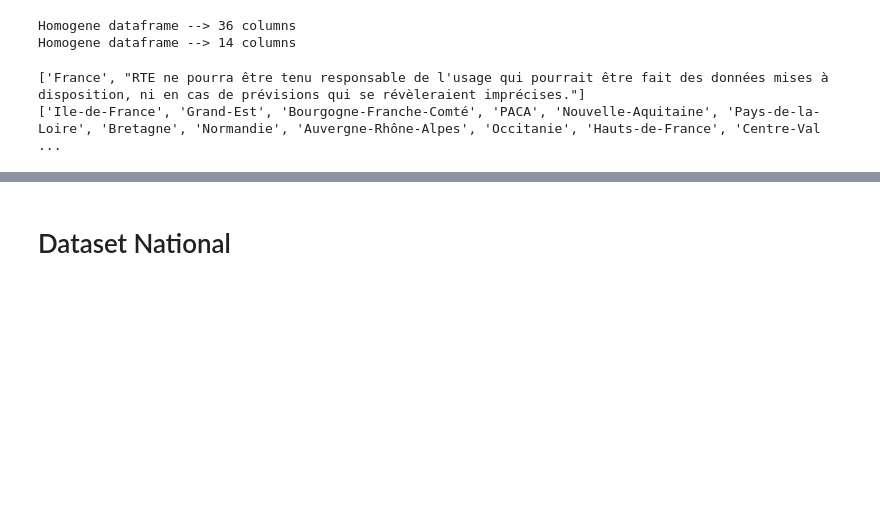
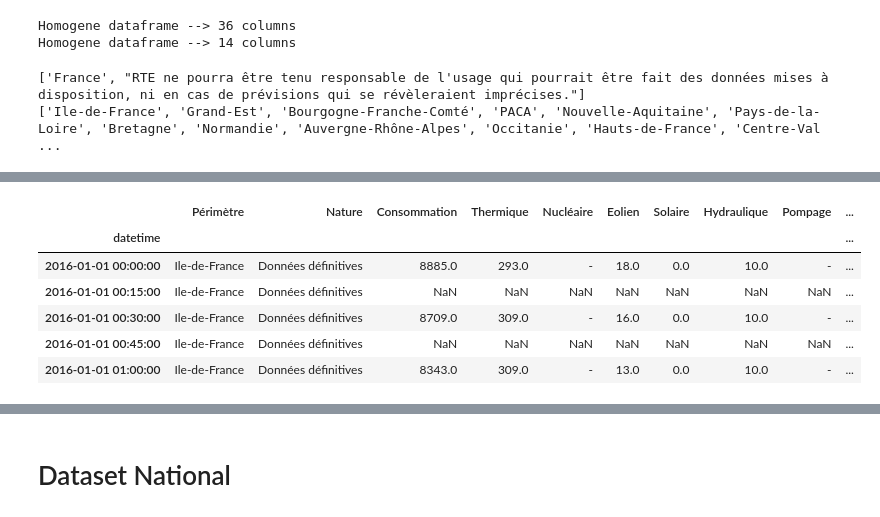
Before and after one commit to ManuLabricole/CDN-Statistique, a Jupyter notebook: Notebooks/Energy_Study.ipynb, the cells around one changed output, grey strips where cells are left out. Saved outputs shown, nothing was run; the diff lists cells and outputs as text; code cells hidden in the pictures; blank space fills up the shorter version.

```diff
--- a/Notebooks/Energy_Study.ipynb
+++ b/Notebooks/Energy_Study.ipynb
@@ -227,3 +238,13 @@ df_regional = filter_RTE_rows(df_regional)
+# %%
+df_regional.head(5)
+# %% [output]
+|  | Périmètre | Nature | Consommation | Thermique | Nucléaire | Eolien | Solaire | Hydraulique | Pompage | ... |
+| datetime |  |  |  |  |  |  |  |  |  | ... |
+| 2016-01-01 00:00:00 | Ile-de-France | Données définitives | 8885.0 | 293.0 | - | 18.0 | 0.0 | 10.0 | - | ... |
+| 2016-01-01 00:15:00 | Ile-de-France | Données définitives | NaN | NaN | NaN | NaN | NaN | NaN | NaN | ... |
+| 2016-01-01 00:30:00 | Ile-de-France | Données définitives | 8709.0 | 309.0 | - | 16.0 | 0.0 | 10.0 | - | ... |
+| 2016-01-01 00:45:00 | Ile-de-France | Données définitives | NaN | NaN | NaN | NaN | NaN | NaN | NaN | ... |
+| 2016-01-01 01:00:00 | Ile-de-France | Données définitives | 8343.0 | 309.0 | - | 13.0 | 0.0 | 10.0 | - | ... |
 # %%
 add_datetime_index(df_national)
 add_datetime_index(df_regional)
```
Also changed, not shown: parts of 5 cells of this notebook.
